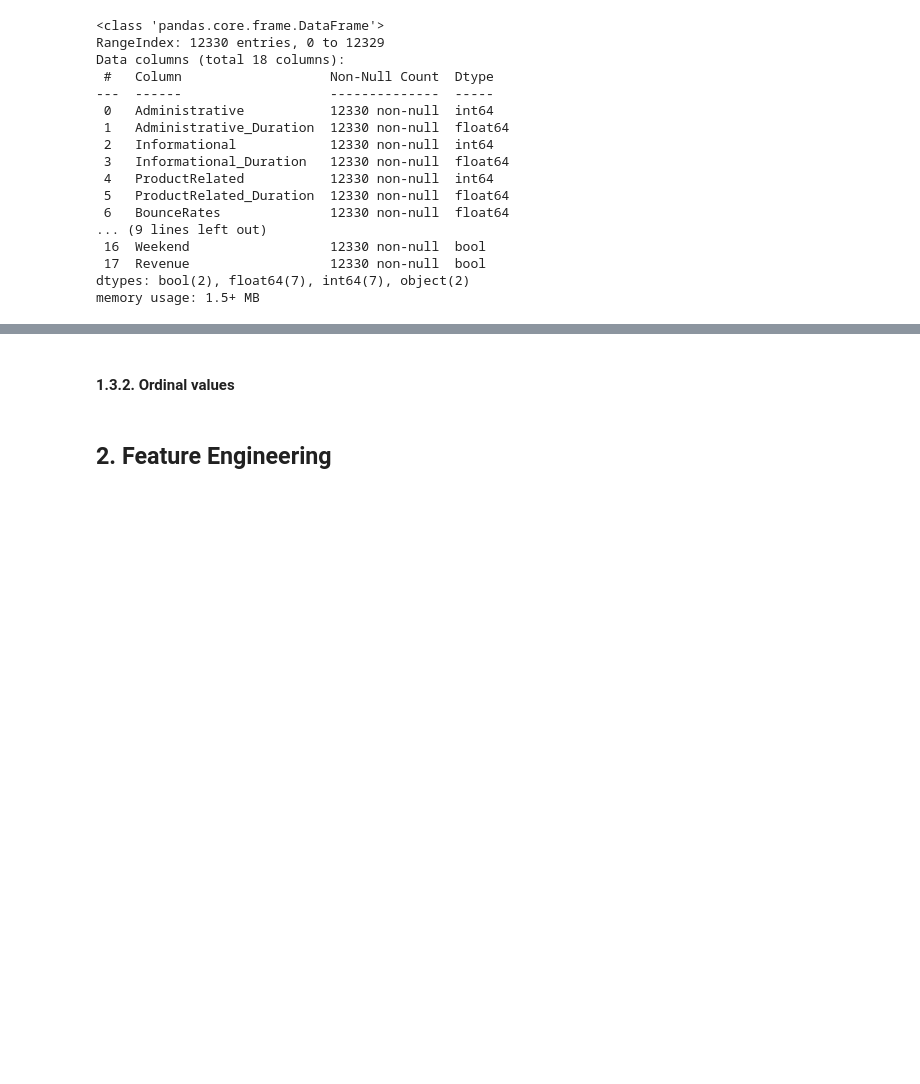
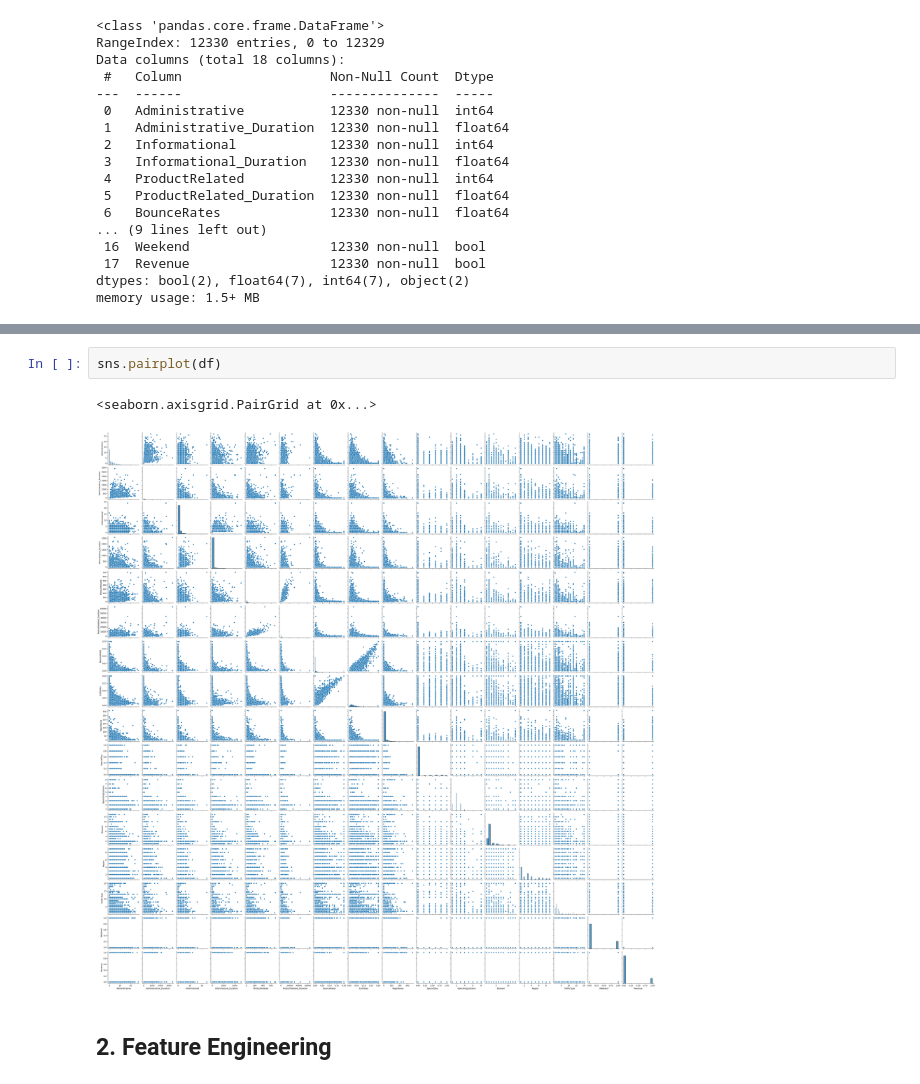
Before and after one commit to dinhminh0307/ASM3-Data-Science, a Jupyter notebook: main.ipynb, the cells around one changed output, grey strips where cells are left out. Cells and saved outputs as stored; diff of their text form; blank space fills up the shorter version.

```diff
--- a/main.ipynb
+++ b/main.ipynb
@@ -159,4 +201,7 @@ memory usage: 1.8+ MB
-# %% [markdown]
-#### 1.3.2. Ordinal values
+# %%
+sns.pairplot(df)
+# %% [output]
+<seaborn.axisgrid.PairGrid at 0x...>
+[figure, added]
 # %% [markdown]
 ## 2. Feature Engineering
```
Also changed, not shown: parts of 21 cells of this notebook.
